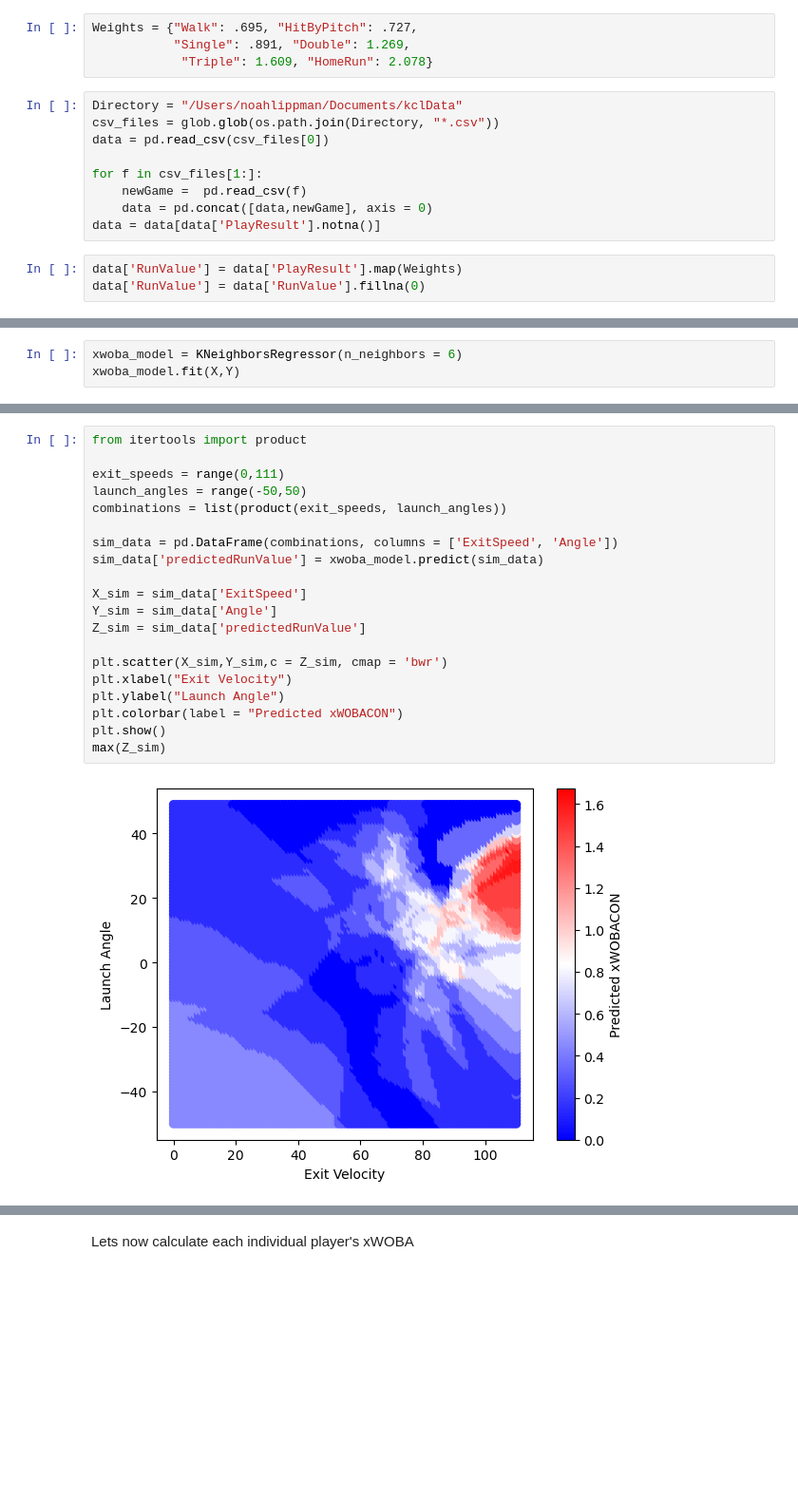
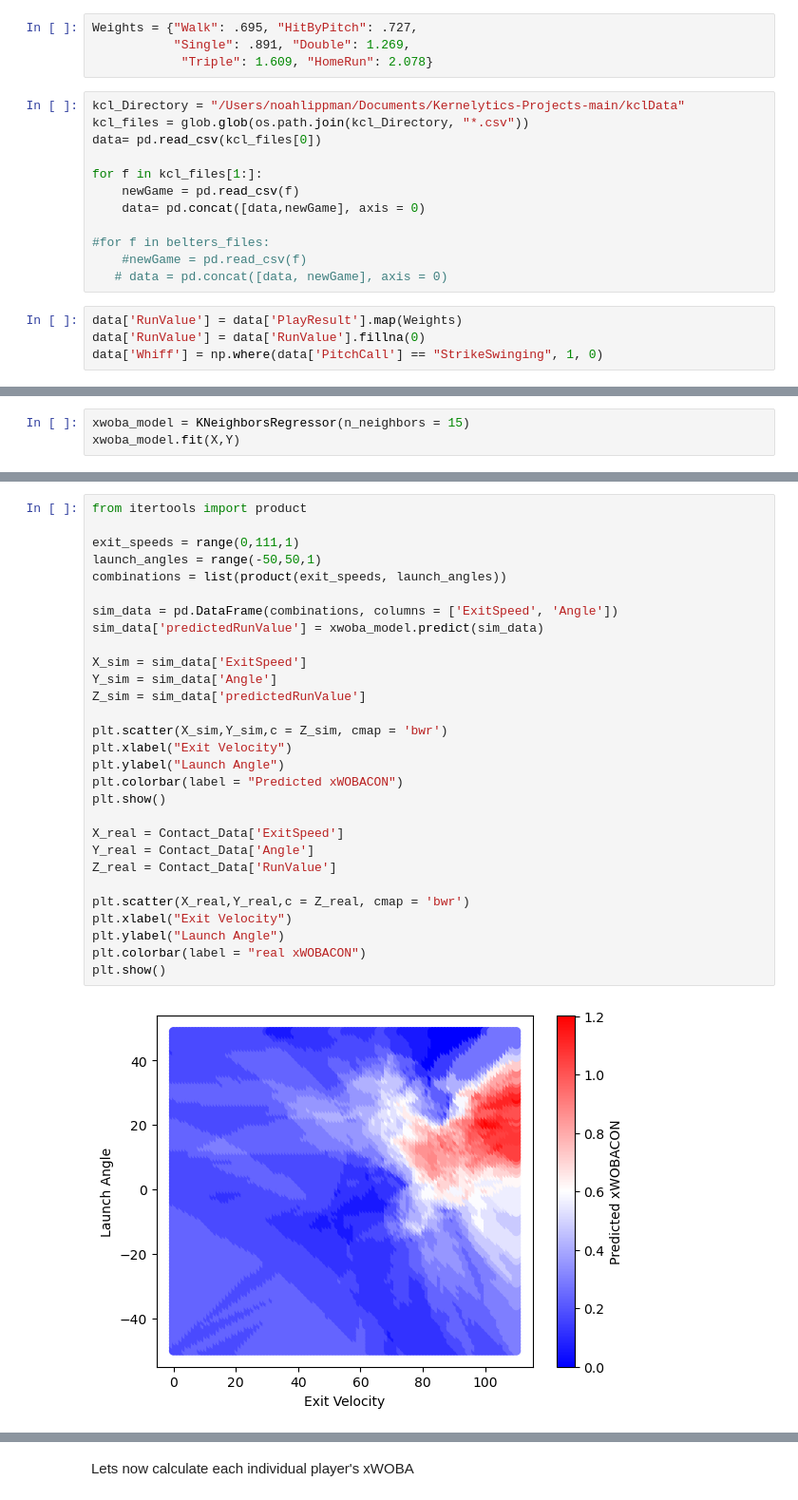
Before and after one commit to NoahLippman/Kernelytics-Projects, a Jupyter notebook: xWOBA_KCL/KCL_XWOBA.ipynb, the cells around one changed output, grey strips where cells are left out. Shown: that part at 95% size. Saved outputs shown, nothing was run; the diff lists cells and outputs as text; blank space fills up the shorter version.

Commit message:
Added HeatMaps and file writing for plays and Hitters

```diff
--- a/xWOBA_KCL/KCL_XWOBA.ipynb
+++ b/xWOBA_KCL/KCL_XWOBA.ipynb
@@ -12,17 +13,21 @@ Weights = {"Walk": .695, "HitByPitch": .727,
            "Single": .891, "Double": 1.269,
             "Triple": 1.609, "HomeRun": 2.078}
 # %%
-Directory = "/Users/noahlippman/Documents/kclData"
-csv_files = glob.glob(os.path.join(Directory, "*.csv"))
-data = pd.read_csv(csv_files[0])
+kcl_Directory = "/Users/noahlippman/Documents/Kernelytics-Projects-main/kclData"
+kcl_files = glob.glob(os.path.join(kcl_Directory, "*.csv"))
+data= pd.read_csv(kcl_files[0])
 
-for f in csv_files[1:]:
-    newGame =  pd.read_csv(f)
-    data = pd.concat([data,newGame], axis = 0)
-data = data[data['PlayResult'].notna()]
+for f in kcl_files[1:]:
+    newGame = pd.read_csv(f)
+    data= pd.concat([data,newGame], axis = 0)
+
+#for f in belters_files:
+    #newGame = pd.read_csv(f)
+   # data = pd.concat([data, newGame], axis = 0)
 # %%
 data['RunValue'] = data['PlayResult'].map(Weights)
 data['RunValue'] = data['RunValue'].fillna(0)
+data['Whiff'] = np.where(data['PitchCall'] == "StrikeSwinging", 1, 0)
 # %%
 Contact_Data = data[(data['PitchCall'] == "InPlay") & (data['ExitSpeed'].notna()) & (data['Angle'].notna())]
 len(Contact_Data)
@@ -66,4 +77,4 @@ Text(0, 0.5, 'RMSE')
 # %%
-xwoba_model = KNeighborsRegressor(n_neighbors = 6)
+xwoba_model = KNeighborsRegressor(n_neighbors = 15)
 xwoba_model.fit(X,Y)
 # %% [output]
@@ -71,22 +82,31 @@ KNeighborsRegressor(n_neighbors=6)
 # %%
 from itertools import product
 
-exit_speeds = range(0,111)
-launch_angles = range(-50,50)
+exit_speeds = range(0,111,1)
+launch_angles = range(-50,50,1)
 combinations = list(product(exit_speeds, launch_angles))
 
 sim_data = pd.DataFrame(combinations, columns = ['ExitSpeed', 'Angle'])
 sim_data['predictedRunValue'] = xwoba_model.predict(sim_data)
 
 X_sim = sim_data['ExitSpeed']
 Y_sim = sim_data['Angle']
 Z_sim = sim_data['predictedRunValue']
 
 plt.scatter(X_sim,Y_sim,c = Z_sim, cmap = 'bwr')
 plt.xlabel("Exit Velocity")
 plt.ylabel("Launch Angle")
 plt.colorbar(label = "Predicted xWOBACON")
 plt.show()
-max(Z_sim)
+
+X_real = Contact_Data['ExitSpeed']
+Y_real = Contact_Data['Angle']
+Z_real = Contact_Data['RunValue']
+
+plt.scatter(X_real,Y_real,c = Z_real, cmap = 'bwr')
+plt.xlabel("Exit Velocity")
+plt.ylabel("Launch Angle")
+plt.colorbar(label = "real xWOBACON")
+plt.show()
 # %% [output]
-[figure, old version]
+[figure, new version]
```
Also changed, not shown: parts of 13 cells of this notebook.
